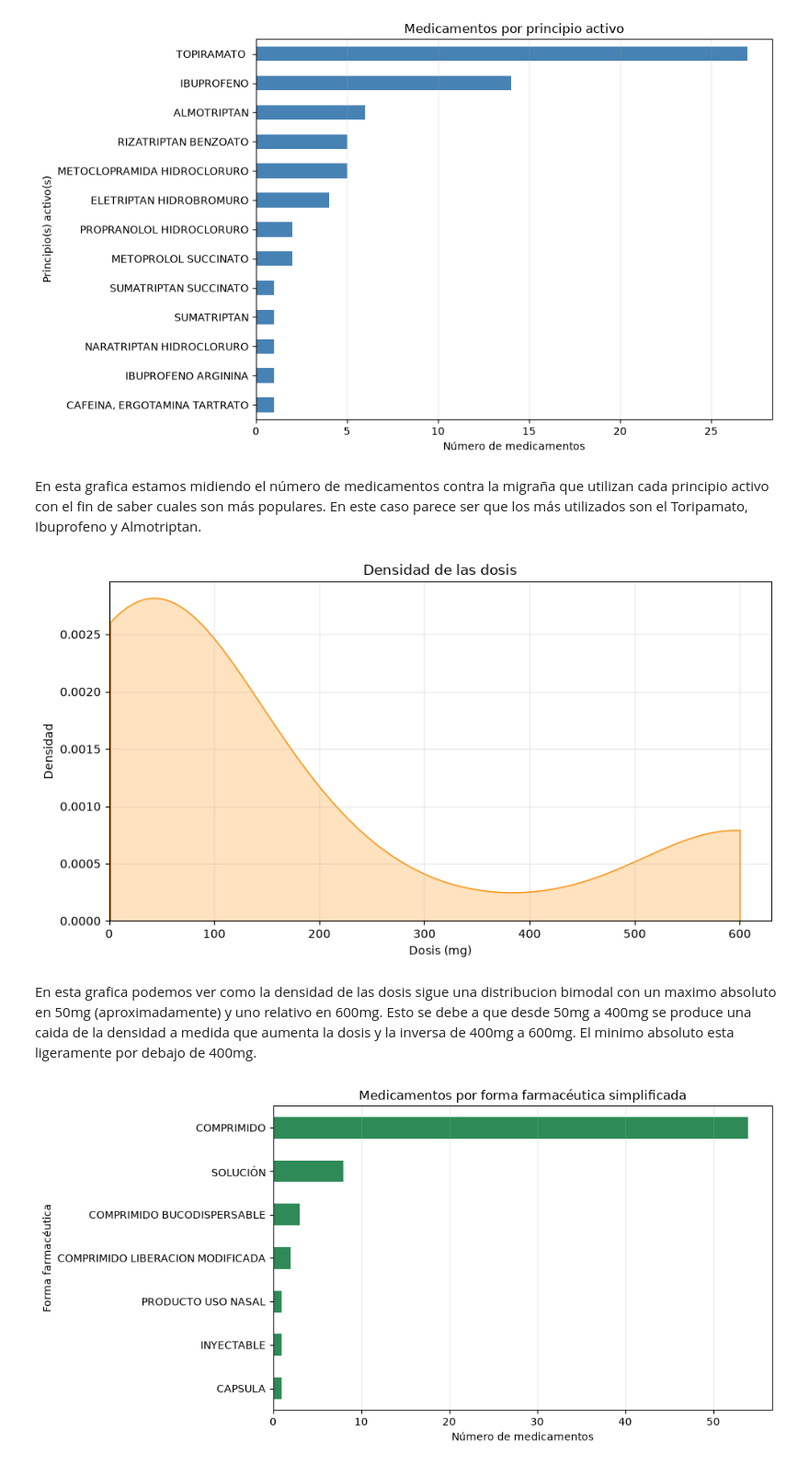
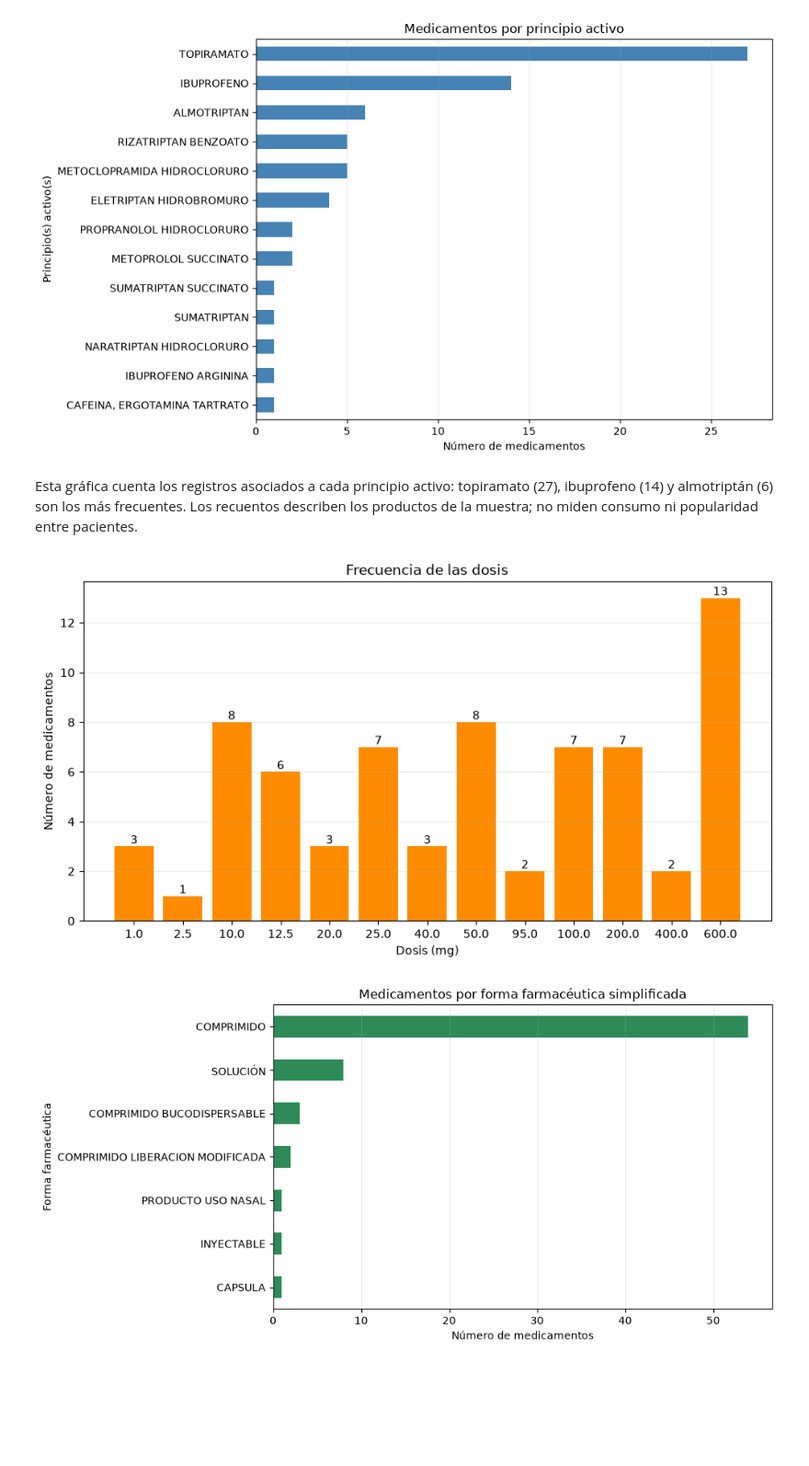
Before and after one commit to Chicloneo/Proyecto-Ingenieria-Dato, a Jupyter notebook: Notebooks/graficas.ipynb, the cells around one changed output. Shown at 92% size. Drawn from its saved outputs; the diff is of its cells as text; code cells hidden in the pictures; blank space fills up the shorter version.

Commit message:
Explicación de las gráficas (EDA)

```diff
--- a/Notebooks/graficas.ipynb
+++ b/Notebooks/graficas.ipynb
@@ -5,7 +5,7 @@ import pandas as pd
 import matplotlib.pyplot as plt
 import seaborn as sns
 # %%
-df = pd.read_csv("../src/data/HU4_EDA.csv")
+df = pd.read_excel("../src/data/HU4_EDA.xlsx")
 df.head()
 # %% [output]
 |  | nombre | pactivos | labtitular | labcomercializador | dosis (mg) | forma_farmaceutica_simplificada | estado_aut | ... |
@@ -25,19 +25,19 @@ plt.show()
 # %% [output]
 [figure]
 # %% [markdown]
-En esta grafica estamos midiendo el número de medicamentos contra la migraña que utilizan cada principio activo con el fin de saber cuales son más populares.
-En este caso parece ser que los más utilizados son el Toripamato, Ibuprofeno y Almotriptan.
+Esta gráfica cuenta los registros asociados a cada principio activo: topiramato (27), ibuprofeno (14) y almotriptán (6) son los más frecuentes. Los recuentos describen los productos de la muestra; no miden consumo ni popularidad entre pacientes.
 # %%
+conteo_dosis = df["dosis (mg)"].value_counts().sort_index()
 fig, ax = plt.subplots(figsize=(9, 5))
-sns.kdeplot(data=df, x="dosis (mg)", fill=True, cut=0, ax=ax, color="darkorange")
-ax.set(title="Densidad de las dosis", xlabel="Dosis (mg)", ylabel="Densidad", xlim=(0, None))
-ax.grid(alpha=0.25)
+ax.bar(conteo_dosis.index.astype(str), conteo_dosis.values, color="darkorange")
+ax.set(title="Frecuencia de las dosis", xlabel="Dosis (mg)", ylabel="Número de medicamentos")
+ax.bar_label(ax.containers[0])
+ax.grid(axis="y", alpha=0.25)
 fig.tight_layout()
+fig.savefig("../src/graficas/frecuencia-de-las-dosis.png", dpi=160, bbox_inches="tight")
 plt.show()
 # %% [output]
-[figure, old version]
+[figure, new version]
-# %% [markdown]
-En esta grafica podemos ver como la densidad de las dosis sigue una distribucion bimodal con un maximo absoluto en 50mg (aproximadamente) y uno relativo en 600mg. Esto se debe a que desde 50mg a 400mg se produce una caida de la densidad a medida que aumenta la dosis y la inversa de 400mg a 600mg. El minimo absoluto esta ligeramente por debajo de 400mg.
 # %%
 medicamentos_por_forma = df.groupby("forma_farmaceutica_simplificada").size().sort_values()
 fig, ax = plt.subplots(figsize=(10, 5))
```
Also changed, not shown: parts of 29 cells of this notebook, 29 other files.
